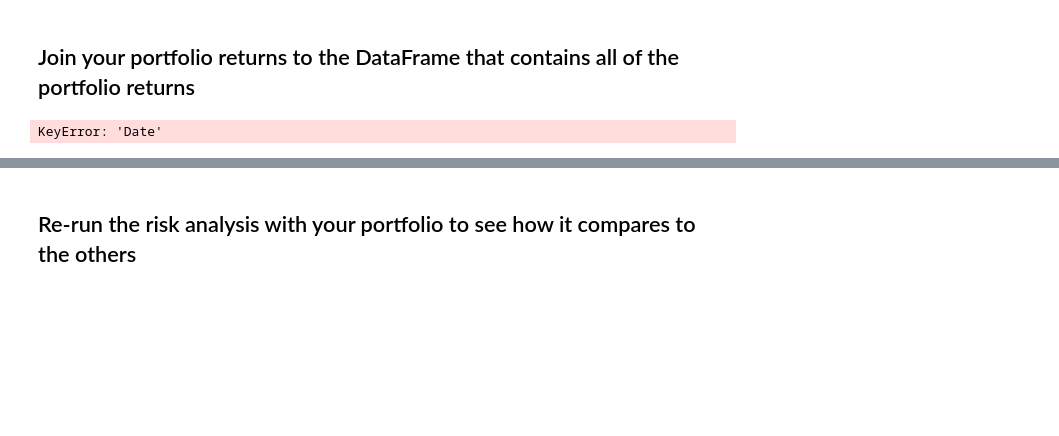
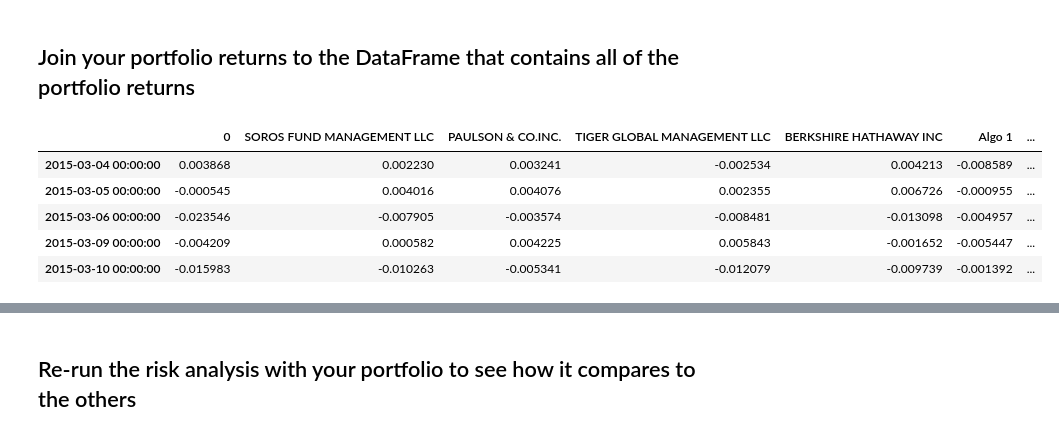
Before and after one commit to Enriquebrice15/Whale_Analysis_portfolio, a Jupyter notebook: whale_analysis.ipynb, the cells around one changed output, grey strips where cells are left out. Drawn from its saved outputs; the diff is of its cells as text; code cells hidden in the pictures; blank space fills up the shorter version.

```diff
--- a/whale_analysis.ipynb
+++ b/whale_analysis.ipynb
@@ -591,10 +576,14 @@ Date
 dtype: float64
 # %% [markdown]
 ## Join your portfolio returns to the DataFrame that contains all of the portfolio returns
-# %%
-portfolio_return["Date"]
-# %% [output]
-KeyError: 'Date'
 # %%
 # Join your returns DataFrame to the original returns DataFrame
 all_returns = pd.concat([portfolio_return,returns_df],axis="columns",join="inner")
+all_returns.head()
+# %% [output]
+|  | 0 | SOROS FUND MANAGEMENT LLC | PAULSON & CO.INC. | TIGER GLOBAL MANAGEMENT LLC | BERKSHIRE HATHAWAY INC | Algo 1 | ... |
+| 2015-03-04 00:00:00 | 0.003868 | 0.002230 | 0.003241 | -0.002534 | 0.004213 | -0.008589 | ... |
+| 2015-03-05 00:00:00 | -0.000545 | 0.004016 | 0.004076 | 0.002355 | 0.006726 | -0.000955 | ... |
+| 2015-03-06 00:00:00 | -0.023546 | -0.007905 | -0.003574 | -0.008481 | -0.013098 | -0.004957 | ... |
+| 2015-03-09 00:00:00 | -0.004209 | 0.000582 | 0.004225 | 0.005843 | -0.001652 | -0.005447 | ... |
+| 2015-03-10 00:00:00 | -0.015983 | -0.010263 | -0.005341 | -0.012079 | -0.009739 | -0.001392 | ... |
```
Also changed, not shown: parts of 11 cells of this notebook.
